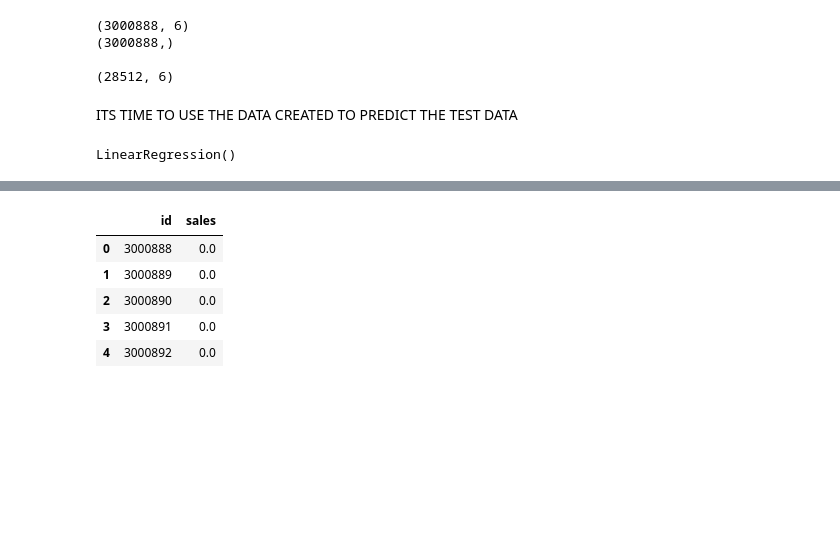
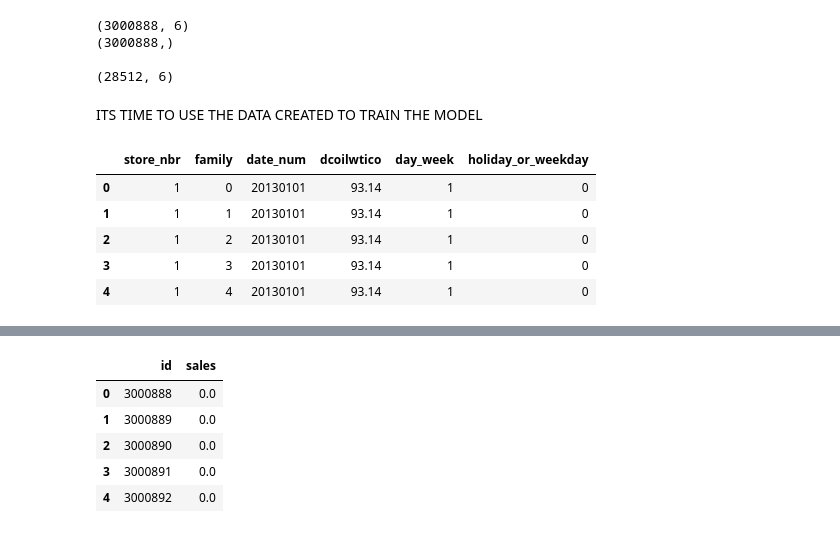
Before and after one commit to Guill3TR/Store-Sales---Kaggle, a Jupyter notebook: analysis.ipynb, the cells around one changed output, grey strips where cells are left out. Cells and saved outputs as stored; diff of their text form; code cells hidden in the pictures; blank space fills up the shorter version.

```diff
--- a/analysis.ipynb
+++ b/analysis.ipynb
@@ -364,4 +364,4 @@ print(test.shape)
 
 (28512, 6)
 # %% [markdown]
-ITS TIME TO USE THE DATA CREATED TO PREDICT THE TEST DATA
+ITS TIME TO USE THE DATA CREATED TO TRAIN THE MODEL
@@ -372,4 +367,0 @@ model = LinearRegression()
-# %%
-model.fit(train, y)
-# %% [output]
-LinearRegression()
@@ -377,0 +368,9 @@ y_pred = model.predict(test)
+# %%
+train.head()
+# %% [output]
+|  | store_nbr | family | date_num | dcoilwtico | day_week | holiday_or_weekday |
+| 0 | 1 | 0 | 20130101 | 93.14 | 1 | 0 |
+| 1 | 1 | 1 | 20130101 | 93.14 | 1 | 0 |
+| 2 | 1 | 2 | 20130101 | 93.14 | 1 | 0 |
+| 3 | 1 | 3 | 20130101 | 93.14 | 1 | 0 |
+| 4 | 1 | 4 | 20130101 | 93.14 | 1 | 0 |
```
Also changed, not shown: parts of 17 cells of this notebook.
